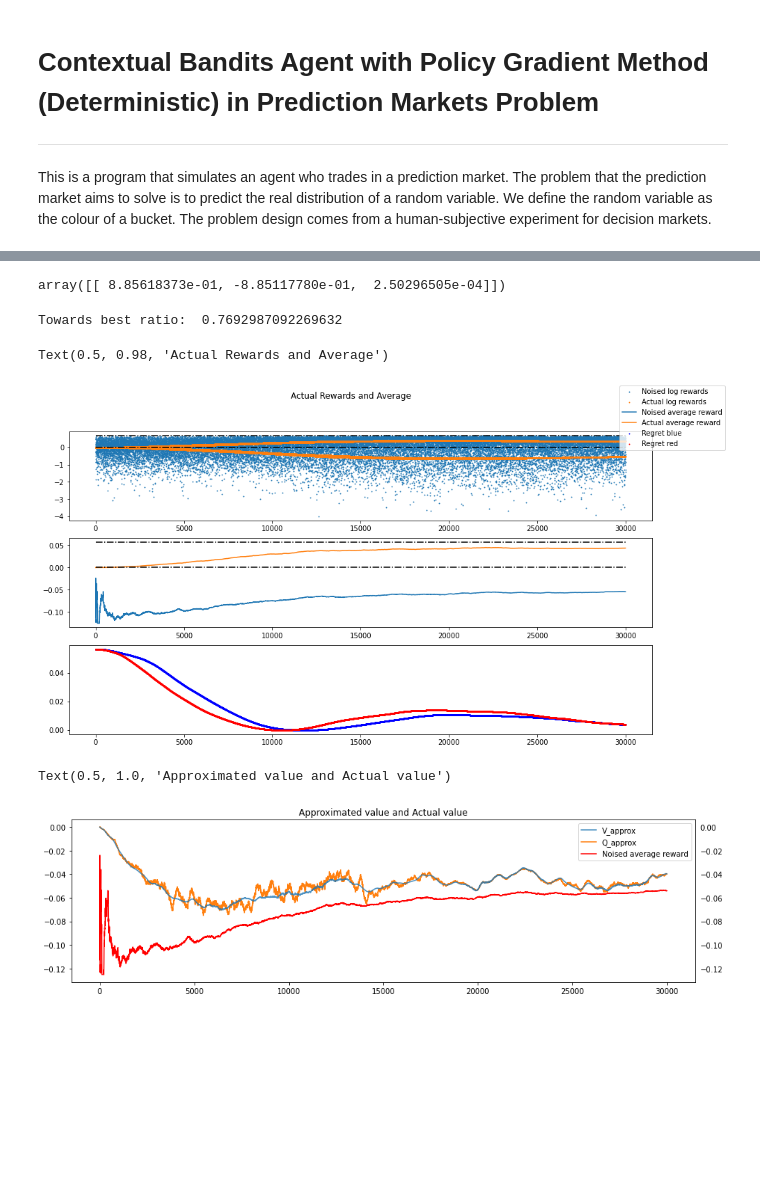
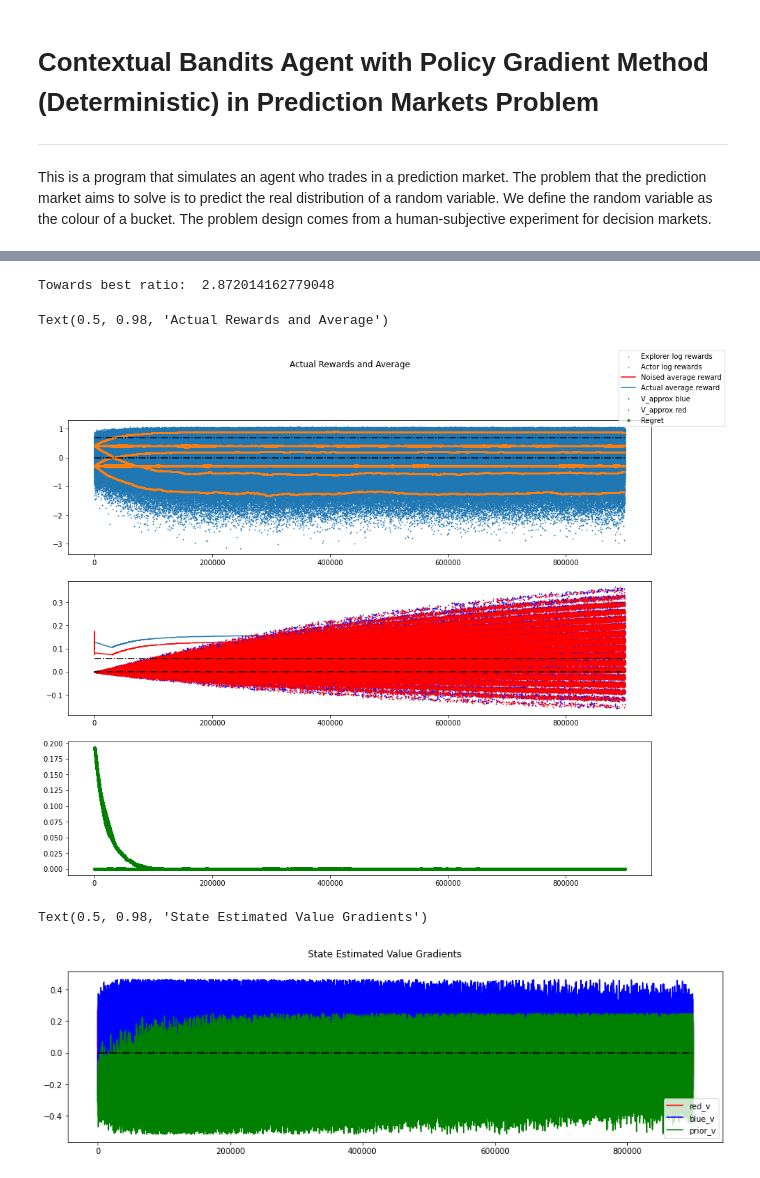
Before and after one commit to realwenlongwang/contexutal-bandits-with-peer-prediction-for-decision-making, a Jupyter notebook: Deterministic_Gradient_Bandit_with_Continous_Action_Space.ipynb, the cells around one changed output, grey strips where cells are left out. Saved outputs shown, nothing was run; the diff lists cells and outputs as text; code cells hidden in the pictures; blank space fills up the shorter version.

```diff
--- a/Deterministic_Gradient_Bandit_with_Continous_Action_Space.ipynb
+++ b/Deterministic_Gradient_Bandit_with_Continous_Action_Space.ipynb
@@ -150,11 +173,21 @@ for t in tnrange(training_episodes):
 Updating weights with regular algorithm.
 # %%
-qv_array = np.array(qv_history)
+reward_history_df = pd.DataFrame(
+    reward_history_list,
+    columns=[
+        'noised_reward',
+        'noised_average_reward',
+        'actual_reward',
+        'average_actual_reward',
+        'regret',
+        'v',
+        'q',
+        'signal'
+    ]
+)
 
-reward_history_df = pd.DataFrame(reward_history_list, columns=['noised_reward', 'noised_average_reward', 'actual_reward', 'actual_average_reward'])
-regret_history_df = pd.DataFrame(regret_history_list, columns=['regret', 'signal'])
 
-mean_weights_history = np.array(mean_weights_history_list)
+mean_weights_history_df = pd.DataFrame(mean_weights_history_list, columns=['red_weight', 'blue_weight', 'prior_weight'])
 
 
 grad_r_ball_mean_history = np.array(grad_r_ball_mean_history_list)
@@ -171,40 +204,39 @@ grad_b_ball_adam_mean_history = np.array(grad_b_ball_adam_mean_history_list)
 grad_mean_history_df = pd.DataFrame(grad_mean_history_list, columns=['red_ball', 'blue_ball', 'prior'])
 actual_report_history_df = pd.DataFrame(actual_report_history_list, columns=['report', 'signal'])
 mean_history_df = pd.DataFrame(mean_history_list, columns=['mean', 'signal'])
+grad_v_history_df = pd.DataFrame(grad_v_history_list, columns=['red_v', 'blue_v', 'prior_v'])
+grad_q_history_df = pd.DataFrame(grad_q_history_list, columns=['red_q', 'blue_q', 'prior_q'])
-# %%
-agent.theta_mean
-# %% [output]
-array([[ 8.85618373e-01, -8.85117780e-01,  2.50296505e-04]])
 # %%
 theoretical_best = 2/3*(np.log(2/3)-np.log(1/2)) + 1/3*(np.log(1/3)-np.log(1/2))
 empirical_best = reward_history_df.iloc[-100:, 3].mean()
 print('Towards best ratio: ', empirical_best/ theoretical_best)
-fig, axs = plt.subplots(3, figsize=(15, 8))
-axs[0].scatter(x=reward_history_df.index, y=reward_history_df['noised_reward'],label = 'Noised log rewards', marker='.', s=3, zorder=-100)
-axs[0].scatter(x=reward_history_df.index, y=reward_history_df['actual_reward'],label = 'Actual log rewards', marker='.', s=3, zorder=-99)
-axs[1].plot(not_outlier(reward_history_df.iloc[:, 1]),zorder= -100, label = 'Noised average reward')
-axs[1].plot(not_outlier(reward_history_df.iloc[:, 3]),zorder= -99, label = 'Actual average reward')
-for signal, df in regret_history_df.reset_index().groupby('signal'):
-    axs[2].scatter(x=df['index'], y=df['regret'], label='Regret ' + signal, marker='.', c=signal, s=3)
+fig, axs = plt.subplots(3, figsize=(15, 12))
+axs[0].scatter(x=reward_history_df.index, y=reward_history_df['noised_reward'],label = 'Explorer log rewards', marker='.', s=3, zorder=-100)
+axs[0].scatter(x=reward_history_df.index, y=reward_history_df['actual_reward'],label = 'Actor log rewards', marker='.', s=3, zorder=-99)
+axs[1].plot(no_outlier_array(reward_history_df.iloc[:, 1]),zorder= -97, label = 'Noised average reward',color='red')
+for signal, df in reward_history_df.reset_index().groupby('signal'):
+    axs[1].scatter(x=df['index'], y=df.loc[:, 'v'], zorder = -97, label = 'V_approx '+signal, marker='.', c=signal, s=3)
+#     axs[1].scatter(x=df['index'], y=df.loc[:, 'q'], zorder= -100, label = 'Q_approx '+signal, marker='.', c=signal, s=3)
+axs[1].plot(no_outlier_array(reward_history_df.iloc[:, 3]),zorder= -98, label = 'Actual average reward')
+# axs[1].plot(reward_history_df.loc[:, 'average_expected_reward'], zorder= -98, label = 'Averagee expected reward')
+axs[2].plot(reward_history_df['regret'], 'g.', label='Regret')
 axs[0].hlines(y=np.log(2), xmin=0, xmax=reward_history_df.shape[0], colors='black', linestyles='dashdot')
 axs[0].hlines(y=0.0, xmin=0, xmax=reward_history_df.shape[0] , colors='black', linestyles='dashdot')
 axs[1].hlines(y=0.0, xmin=0, xmax=reward_history_df.shape[0] , colors='black', linestyles='dashdot')
 axs[1].hlines(y=theoretical_best, xmin=0, xmax=reward_history_df.shape[0] , colors='black', linestyles='dashdot')
 fig.legend()
 fig.suptitle('Actual Rewards and Average')
 # %% [output]
-Towards best ratio:  0.7692987092269632
+Towards best ratio:  2.872014162779048
 Text(0.5, 0.98, 'Actual Rewards and Average')
-[figure, old version]
+[figure, new version]
-# %%
-fig = plt.figure(figsize=(15, 4))
-plt.plot(qv_array[:, 0], zorder = -99, label = 'V_approx', alpha=0.8)
-plt.plot(qv_array[:, 1], zorder= -100, label = 'Q_approx')
-[ax] = fig.axes
-ax.tick_params(labelright=True)
-plt.plot(not_outlier(reward_history_df.iloc[:, 1]), 'r', zorder= -101, label = 'Noised average reward' )
-plt.legend()
-plt.title('Approximated value and Actual value')
-# %% [output]
-Text(0.5, 1.0, 'Approximated value and Actual value')
-[figure, removed]
+# %%
+fig, ax = plt.subplots(figsize=(15, 4))
+no_outlier_df(grad_v_history_df).plot(ax=ax, color=['red', 'blue', 'green'], zorder=-99)
+ax.hlines(y=0, xmin=0, xmax=len(grad_v_history_df), linestyles='dashdot', zorder=-98, color='black')
+# for coord in phase_change_coordinates(mark_index, grad_mean_history_df):
+#     plt.annotate('change', xy=coord, xytext=(coord[0], coord[1] + 0.06), arrowprops=dict(arrowstyle="->"))
+fig.suptitle("State Estimated Value Gradients")
+# %% [output]
+Text(0.5, 0.98, 'State Estimated Value Gradients')
+[figure, added]
```
Also changed, not shown: parts of 21 cells of this notebook, 3 other files.
